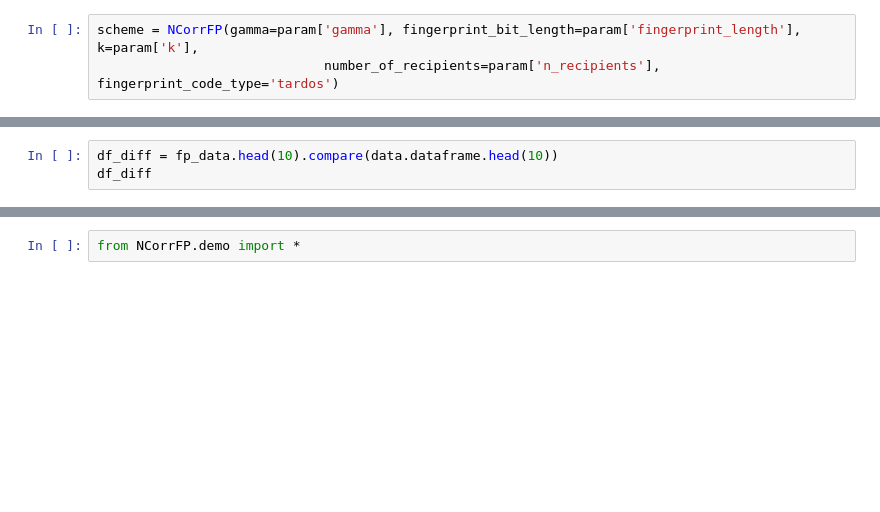
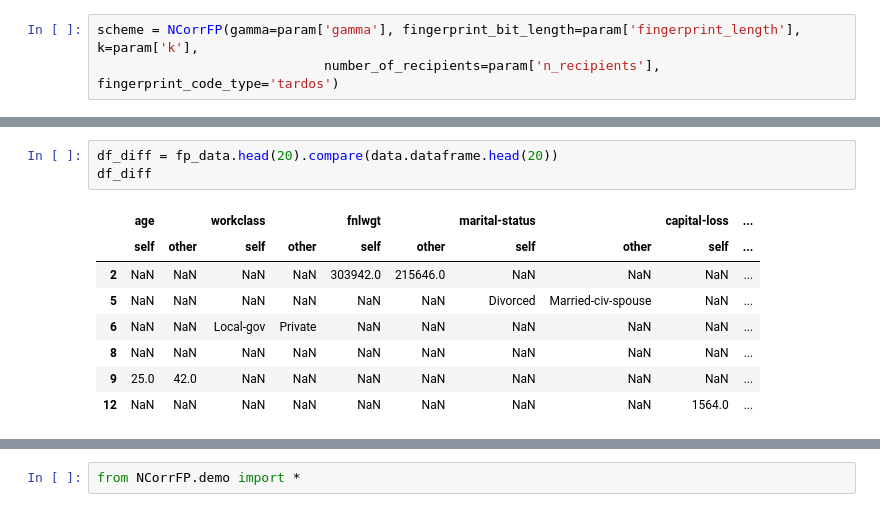
Before and after one commit to tanjascats/NCorr-FP, a Jupyter notebook: adult_pipeline.ipynb, the cells around one changed output, grey strips where cells are left out. Saved outputs shown, nothing was run; the diff lists cells and outputs as text; blank space fills up the shorter version.

```diff
--- a/adult_pipeline.ipynb
+++ b/adult_pipeline.ipynb
@@ -33,6 +74,15 @@ fp_data.head()
 # %%
-df_diff = fp_data.head(10).compare(data.dataframe.head(10))
+df_diff = fp_data.head(20).compare(data.dataframe.head(20))
 df_diff
+# %% [output]
+|  | age |  | workclass |  | fnlwgt |  | marital-status |  | capital-loss | ... |
+|  | self | other | self | other | self | other | self | other | self | ... |
+| 2 | NaN | NaN | NaN | NaN | 303942.0 | 215646.0 | NaN | NaN | NaN | ... |
+| 5 | NaN | NaN | NaN | NaN | NaN | NaN | Divorced | Married-civ-spouse | NaN | ... |
+| 6 | NaN | NaN | Local-gov | Private | NaN | NaN | NaN | NaN | NaN | ... |
+| 8 | NaN | NaN | NaN | NaN | NaN | NaN | NaN | NaN | NaN | ... |
+| 9 | 25.0 | 42.0 | NaN | NaN | NaN | NaN | NaN | NaN | NaN | ... |
+| 12 | NaN | NaN | NaN | NaN | NaN | NaN | NaN | NaN | 1564.0 | ... |
 # %%
 detected_fp, votes, suspect_probvec = scheme.detection(fp_data, secret_key=param['sk'],
                                                                    primary_key='Id',
```
Also changed, not shown: parts of 11 cells of this notebook, 3 other files.
